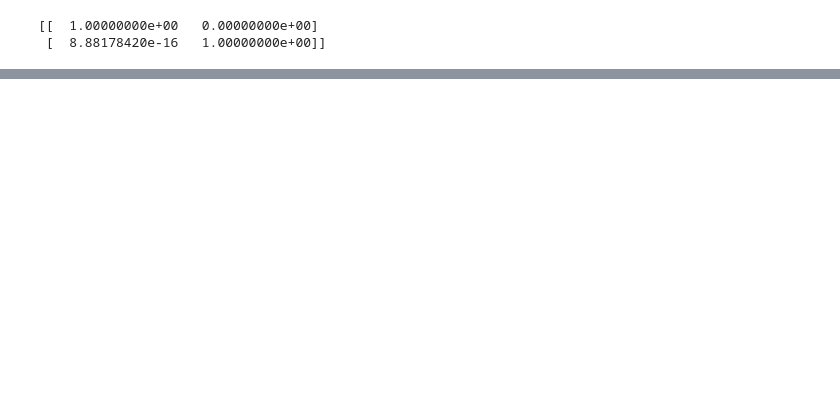
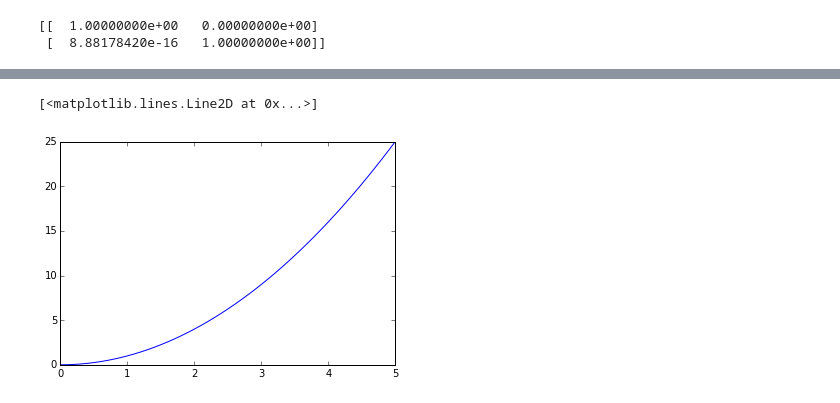
Before and after one commit to mla96/Shared-Code, a Jupyter notebook: 08/Lecture 8.ipynb, the cells around one changed output, grey strips where cells are left out. Cells and saved outputs as stored; diff of their text form; code cells hidden in the pictures; blank space fills up the shorter version.

```diff
--- a/08/Lecture 8.ipynb
+++ b/08/Lecture 8.ipynb
@@ -327,0 +409,2 @@ print A*A.I
+# %%
+x = 0.1*array(range(0,51))
@@ -327,0 +418,2 @@ print A*A.I
+# %%
+y = x**2
@@ -327,0 +436,5 @@ print A*A.I
+# %%
+p.plot(x,y)
+# %% [output]
+[<matplotlib.lines.Line2D at 0x...>]
+[figure, added]
```
Also changed, not shown: parts of 48 cells of this notebook.
